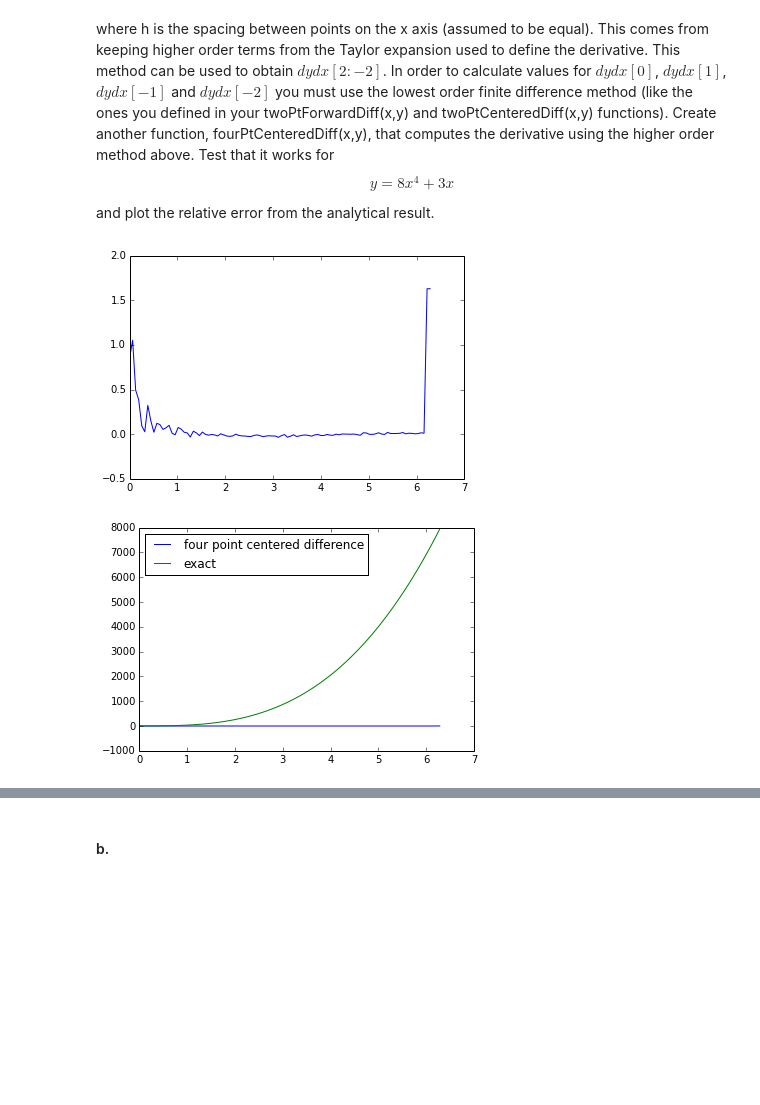
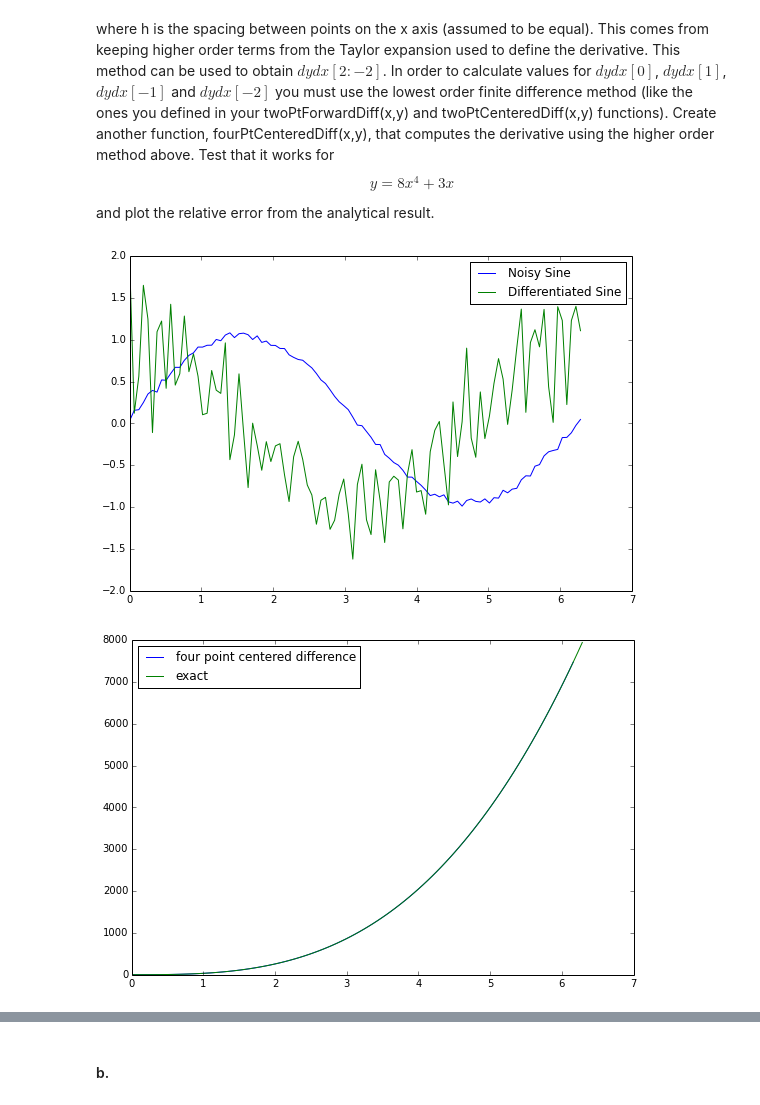
Before and after one commit to joknowle/PHYS202-S14, a Jupyter notebook: SciPy/DifferentiationExercises.ipynb, the cells around one changed output, grey strips where cells are left out. Cells and saved outputs as stored; diff of their text form; code cells hidden in the pictures; blank space fills up the shorter version.

```diff
--- a/SciPy/DifferentiationExercises.ipynb
+++ b/SciPy/DifferentiationExercises.ipynb
@@ -136,54 +160,50 @@ where h is the spacing between points on the x axis (assumed to be equal). This
 x = np.linspace(0,2*pi,100)
 y = np.sin(x) + .1*random.random(size=x.shape)
 dydxExact = 32*x**3 + 3
+
+pl.figure(figsize=(9, 6), dpi=80)
+pl.subplot(1, 1, 1)
 
 def fourPtCenteredDiff(x,y):
 
     """
     Function performs differentiation of two floating values.
     array y is reshaped to accomodate dy/dx calculation.
     Function values are stored in new array by three cases:
     0th index, nth index, and center values.
     0th index uses forward differentiation,
     nth index uses backwards differentiation,
     Center difference is normal delta y / delta x.
     dy/dx is returned.
     """
     dydx = np.zeros(y.shape,float)
     # Center difference.
     dydx[2:-2] = (y[0:-4] - 8*y[1:-3] + \
-                  8*y[3:-1] - y[4:]) / (12*x[2:-2])
+                  8*y[3:-1] - y[4:]) / (12*x[1:2])
 
     dydx[0] = (y[1] - y[0]) / (x[1] - x[0]) # Forward difference.
     dydx[1] = (y[2] - y[1]) / (x[2] - x[1])
+
     dydx[-1] = (y[-1] - y[-2]) / (x[-1] - x[-2]) #Backward difference.
-    dydx[-2] = (y[-2] - y[-1]) / (x[-2] - x[-1])
+    dydx[-2] = (y[-2] - y[-3]) / (x[-2] - x[-3])
+    return dydx
 
 
-    # Or maybe this method?
-    # dydx[0:2] = np.diff(y[0:2])/np.diff(x[0:2]) # Forward difference.
-    # dydx[-1:-2] = np.diff(y[-1:-2])/ np.diff(x[-1:-2]) #Backward difference.
-    # Or maybe...
-    #dydx[0:1] = (y[1:2] - y[0:1]) / (x[1:2] - x[0:1]) # Forward difference.
-    #dydx[-1:-2] = (y[-1:-2] - y[-2:-1]) / (x[-1:-2] - x[-2:-1]) #Backward difference.
+plt.plot(x,y, label = "Noisy Sine")
+plt.plot(x, fourPtCenteredDiff(x,y), label = "Differentiated Sine")
+plt.legend(loc='best')
+plt.show()
 
+y = 8*x**4 + 3*x
+pl.figure(figsize=(9, 6), dpi=80)
+pl.subplot(1, 1, 1)
 
-    # REEEEALLLLLY CONFUSED.
-
-    plt.plot(x,dydx)
-    plt.show()
-    return dydx
-
-# Trying to resolve why my 4point C.D is zero???
-#plt.plot(x[2:-2], y[0:-4] - 8*y[1:-3] + \
-#                  8*y[3:-1] - y[4:]/(12*x[2:-2]))
-
-plt.plot(x, fourPtCenteredDiff(x,y), \
+plt.plot(x[:-2], fourPtCenteredDiff(x,y)[:-2], \
          label = 'four point centered difference')
 plt.plot(x, dydxExact, label = 'exact')
 plt.legend(loc='upper left')
 plt.show()
 # %% [output]
-[figure, old version]
+[figure, new version]
-[figure, old version]
+[figure, new version]
 # %%
```
Also changed, not shown: parts of 12 cells of this notebook, 2 other files.
